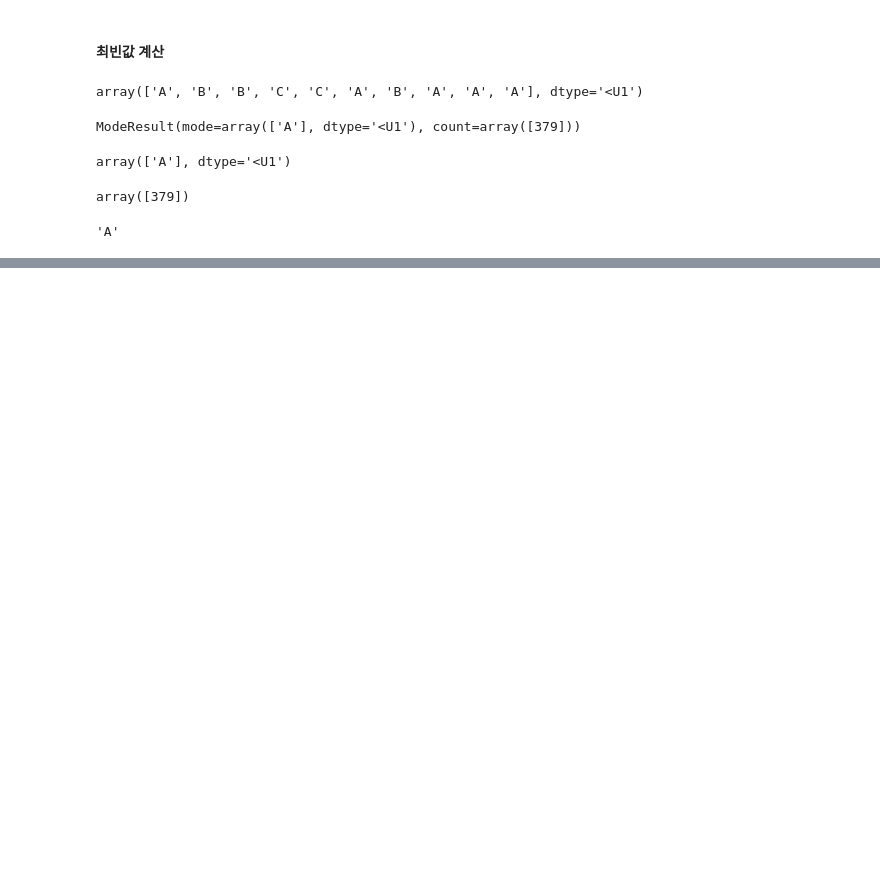
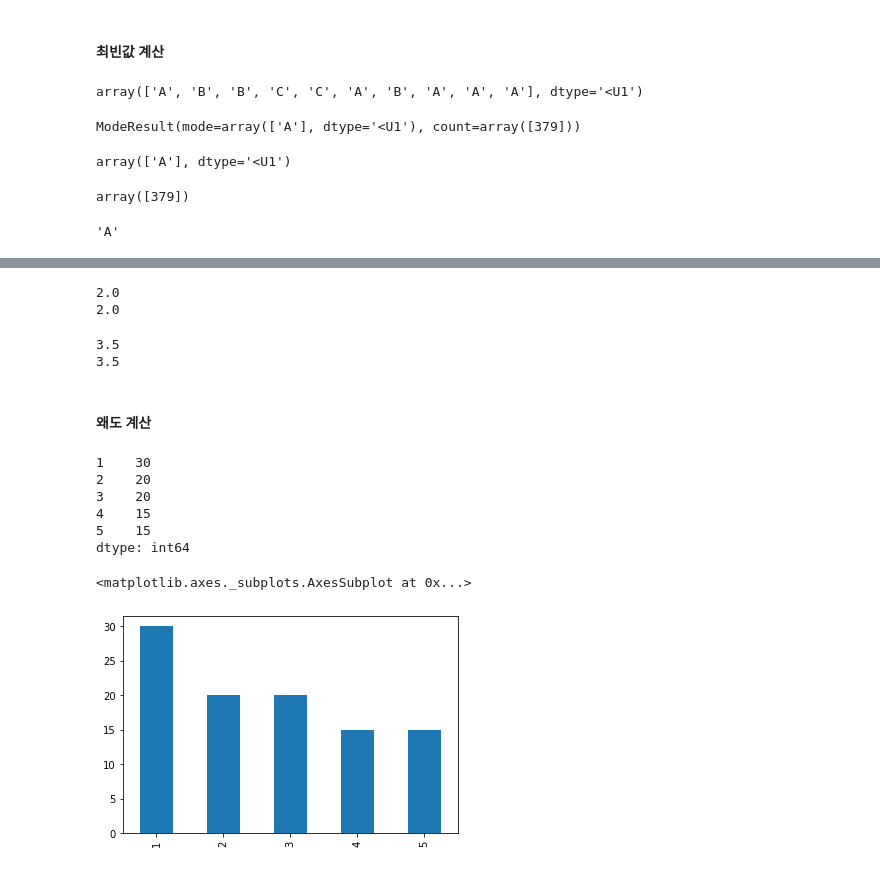
Before and after one commit to Huni0318/preprocessing, a Jupyter notebook: practice/practice6.ipynb, the cells around one changed output, grey strips where cells are left out. Drawn from its saved outputs; the diff is of its cells as text; code cells hidden in the pictures; blank space fills up the shorter version.

```diff
--- a/practice/practice6.ipynb
+++ b/practice/practice6.ipynb
@@ -59,0 +179,34 @@ pd.Series(x).value_counts().index[0]
+# %%
+print(np.percentile(x, 10))
+print(np.quantile(x, 0.1))
+# %% [output]
+2.0
+2.0
+# %%
+print(np.percentile(x,25))
+print(np.quantile(x,0.25))
+# %% [output]
+3.5
+3.5
+# %% [markdown]
+#### 왜도 계산
+# %%
+%matplotlib inline
+from matplotlib import pyplot as plt
+x1 = [1] * 30 + [2] * 20 + [3] * 20 + [4] * 15 + [5] * 15 # 좌측으로 치우침
+x2 = [1] * 15 + [2] * 20 + [3] * 30 + [4] * 20 + [5] * 15 # 치우치지 않음
+x3 = [1] * 15 + [2] * 15 + [3] * 20 + [4] * 20 + [5] * 30 # 우측으로 치우침
+# %%
+pd.Series(x1).value_counts(sort = False)
+# %% [output]
+1    30
+2    20
+3    20
+4    15
+5    15
+dtype: int64
+# %%
+pd.Series(x1).value_counts(sort = False).plot(kind = 'bar')
+# %% [output]
+<matplotlib.axes._subplots.AxesSubplot at 0x...>
+[figure, added]
```
Also changed, not shown: parts of 23 cells of this notebook.
